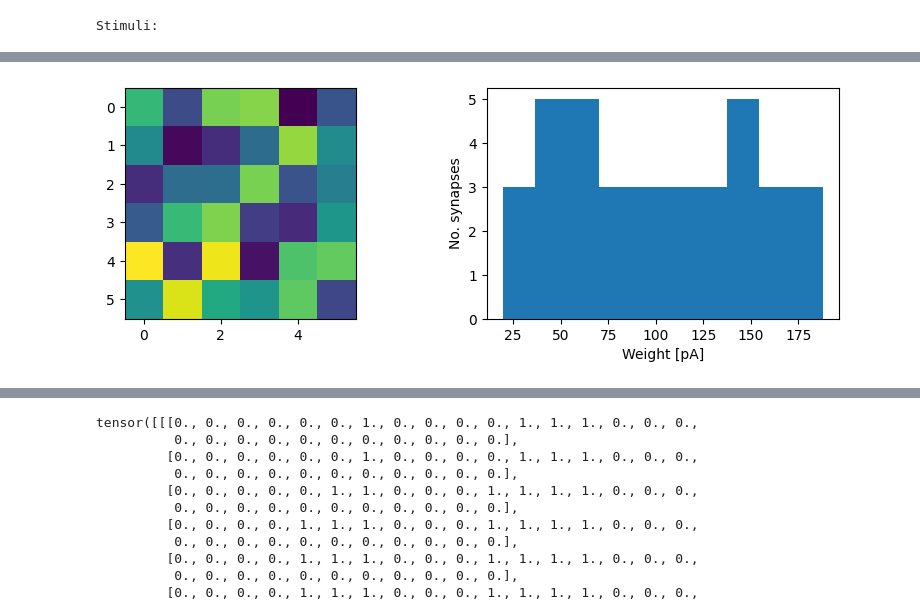
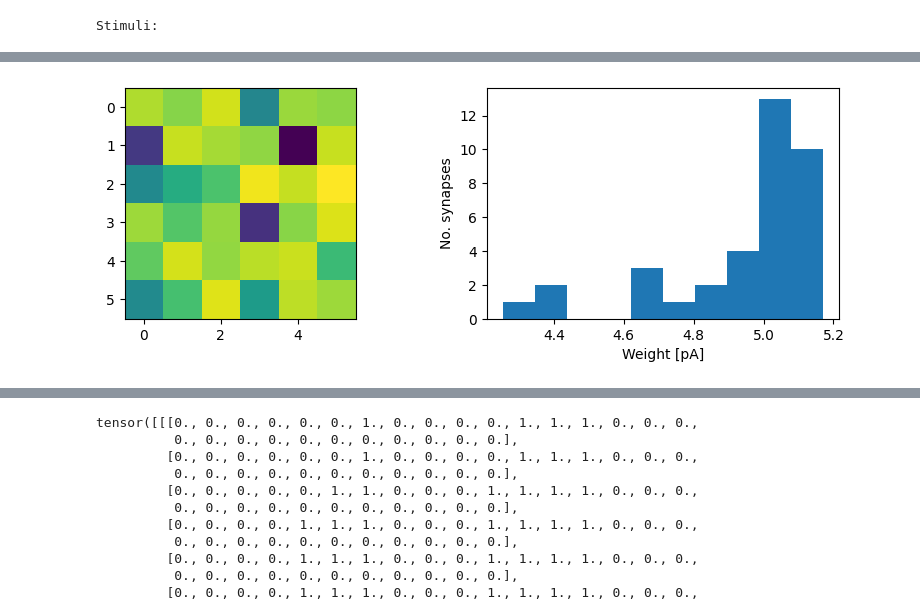
Before and after one commit to Mehdows/D7046E_SSN_BETA, a Jupyter notebook: D7046E_SSN_BETA.ipynb, the cells around one changed output, grey strips where cells are left out. Saved outputs shown, nothing was run; the diff lists cells and outputs as text; code cells hidden in the pictures.

Commit message:
Added left and right middle layer

```diff
--- a/D7046E_SSN_BETA.ipynb
+++ b/D7046E_SSN_BETA.ipynb
@@ -190,6 +190,7 @@ N_pixls = 6
 N_input = 784
 N_inhibit = 36
 N_middle = 36
+N_middle_left = 36
 
 neurons = []
 connections = []
@@ -198,43 +199,73 @@ connections = []
 for i in range(N_input):
     neurons.append(poisson_neuron(0))
 for i in range(N_middle):
-    neurons.append(lif_stdp_neuron(N_input+N_inhibit, w_min=-10e-12, w_max=10e-12,u_reset=-65e-3, u_thres=-10e-3))
+    neurons.append(lif_stdp_neuron(N_input+N_inhibit*2, w_min=-10e-12, w_max=10e-12))
 
 for i in range(N_inhibit):
     neurons.append(lif_stdp_neuron(N_input))
+
+for i in range(N_middle_left):
+    neurons.append(lif_stdp_neuron(N_input+N_inhibit*2, w_min=-10e-12, w_max=10e-12))
+
+
+
 
 #connection loop, N_input to N_middle
 for j in range(N_middle):
     for i in range(N_input):
     #connect N_input to N_middle
         connections.append([N_input+j,i,i])
+for j in range(N_middle_left):
+    for i in range(N_input):
+    #connect N_input to N_middle_left
+        connections.append([N_input+N_inhibit+N_middle+j,i,i])
 
 #connection loop, N_inhibit to N_middle
 for j in range(N_middle):
     for i in range(N_inhibit):
         connections.append([N_input+j,N_input+i,N_input+N_middle+i])
+
+#connection loop, N_inhibit to N_middle_left
+for j in range(N_middle_left):
+    for i in range(N_inhibit):
+        connections.append([N_input+N_inhibit+N_middle+j,N_input+i,N_input+N_middle+i])
 #connection loop, N_input to N_inhibit
 for j in range(N_inhibit):
     for i in range(N_input):
         connections.append([N_input+N_middle+j,i,i])
 
+#connection loop, N_middle to N_middle_left
+for j in range(N_middle_left):
+    for i in range(N_middle):
+        connections.append([N_input+N_inhibit+N_middle+j,N_input+N_middle+i,N_input+i])
+for j in range(N_middle):
+    for i in range(N_middle_left):
+        connections.append([N_input+j,N_input+N_middle+i,N_input+N_inhibit+N_middle+i])
+
 #set random weight loop
 for i in range(N_inhibit):
     e_inhib = neurons[N_input+N_middle+i]
     e_middle = neurons[N_input+i]
+    e_middle_left = neurons[N_input+N_inhibit+N_middle+i]
+
     for j in range(N_input):
 
-        e_inhib['w_syn'][j] = 2e-10*(0.1 + 0.9*np.random.rand())
-        e_middle['w_syn'][j] = 2e-10*(0.1 + 0.9*np.random.rand())
+        e_inhib['w_syn'][j] = 2e-9*(0.1 + 0.9*np.random.rand())
+        e_middle['w_syn'][j] = 2e-9*(0.1 + 0.9*np.random.rand())
+        e_middle_left['w_syn'][j] = 2e-9*(0.1 + 0.9*np.random.rand())
 
         neurons[N_input+N_middle+i] = e_inhib
         neurons[N_input+i] = e_middle
+        neurons[N_input+N_inhibit+N_middle+i] = e_middle_left
 #random weight inhib to middle
-
 for j in range(N_middle):
     e_middle = neurons[N_input+j]
-    e_middle['w_syn'][N_input+j] = -2e-10*(0.1 + 0.9*np.random.rand())
+    e_middle_left = neurons[N_input+N_inhibit+N_middle+j]
+
+    e_middle['w_syn'][N_input+j] = -1e-9*(0.1 + 0.9*np.random.rand())
+    e_middle_left['w_syn'][N_input+j] = -1e-9*(0.1 + 0.9*np.random.rand())
     neurons[N_input+j] = e_middle
+    neurons[N_input+N_inhibit+N_middle+j] = e_middle_left
 
 
 
@@ -243,17 +274,17 @@ e1 = lif_stdp_neuron(N_middle + 1, w_min=0, w_max=10e-12)
 e2 = lif_stdp_neuron(N_middle + 1, w_min=0, w_max=10e-12)
 neurons.append(e1)
 neurons.append(e2)
-I_e1 = N_input+N_middle+N_inhibit
-I_e2 = N_input+N_middle+N_inhibit+1
+I_e1 = N_input+N_middle+N_inhibit+N_middle_left
+I_e2 = N_input+N_middle+N_inhibit+N_middle_left+1
 
 #connection loop, N_middle to N_output
 # Define excitatory STDP synapses for the inputs
 for j in range(N_middle):
-    e1['w_syn'][j] = 2e-10*(0.1 + 0.9*np.random.rand())
-    e2['w_syn'][j] = 2e-10*(0.1 + 0.9*np.random.rand())
+    e1['w_syn'][j] = 2e-9*(0.5 + 0.5*np.random.rand())
+    e2['w_syn'][j] = 2e-9*(0.5 + 0.5*np.random.rand())
 
     connections.append([I_e1,j,N_input+j]) # [post,syn,pre], see Exercise 3 for details
-    connections.append([I_e2,j,N_input+j]) # [post,syn,pre]
+    connections.append([I_e2,j,N_input+N_middle+N_inhibit+j]) # [post,syn,pre]
 
 # Lateral inhibition (neglecting Dale's law to simplify the exercise)
 I_inhib = N_middle
@@ -264,22 +295,22 @@ connections.append([I_e2,I_inhib,I_e1])
 
 # Reset the simulation time
 t = 0
-dt = 5e-4
+dt = 5e-3
 simtime = 0.267
-rsttime = 0.15
+rsttime = 0.25
 
 # Reset spikerate variables
 e1_spikerate = -1
 e2_spikerate = -1
 
 # Speed up learning a bit
-e1['gamma'] = 5
-e2['gamma'] = 5
+e1['gamma'] = 2.5
+e2['gamma'] = 2.5
 
 
 
 
-for iterations in range(40): # Training iterations
+for iterations in range(20): # Training iterations
 
     # Start time
     t0 = t
@@ -295,15 +326,40 @@ for iterations in range(40): # Training iterations
         vid = rightVid[int(len(rightVid)*np.random.rand())]
         ##############################################################################
         #INSERT SUPERVISION SIGNAL HERE, INHIBIT ONE OF THE TWO STDP NEURONS
-        e1['w_syn'][I_inhib] = -200e-12
-        e2['w_syn'][I_inhib] = 0
+        e1['w_syn'][I_inhib] = 0
+        e2['w_syn'][I_inhib] = -200e-10
+
+        #inhibition loop middle layer to middle left
+        for j in range(N_middle):
+            e_middle = neurons[N_input+j]
+            e_middle_left = neurons[N_input+N_inhibit+N_middle+j]
+
+            e_middle['w_syn'][N_input+N_middle+j] = 0
+            e_middle_left['w_syn'][N_input+N_middle+j] = -200e-10
+            neurons[N_input+j] = e_middle
+            neurons[N_input+N_inhibit+N_middle+j] = e_middle_left
+
+
         ##############################################################################
     else:
         vid = leftVid[int(len(leftVid)*np.random.rand())]
         ##############################################################################
         # INSERT SUPERVISION SIGNAL HERE, INHIBIT ONE OF THE TWO STDP NEURONS
-        e1['w_syn'][I_inhib] = 0
-        e2['w_syn'][I_inhib] = -200e-12
+        e1['w_syn'][I_inhib] = -200e-10
+        e2['w_syn'][I_inhib] = 0
+
+        #inhibition loop middle layer to middle left
+        for j in range(N_middle):
+            e_middle = neurons[N_input+j]
+            e_middle_left = neurons[N_input+N_inhibit+N_middle+j]
+
+            e_middle['w_syn'][N_input+N_middle+j] = -200e-10
+            e_middle_left['w_syn'][N_input+N_middle+j] = 0
+            neurons[N_input+j] = e_middle
+            neurons[N_input+N_inhibit+N_middle+j] = e_middle_left
+
+
+
         ##############################################################################
 
     stimuli = vid[0][0]
@@ -356 +412 @@ Excitatory cell e1 spike count: 0, and weight distribution after 16 seconds:
-[figure, old version]
+[figure, new version]
```
Also changed, not shown: parts of 2 cells of this notebook.
